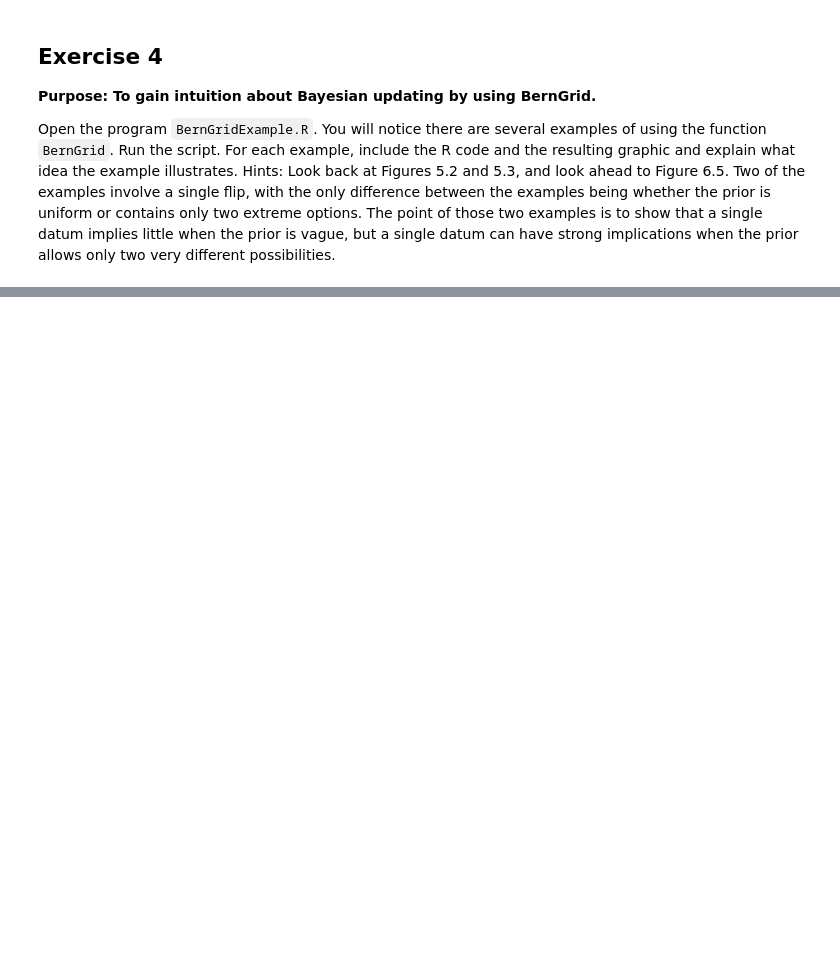
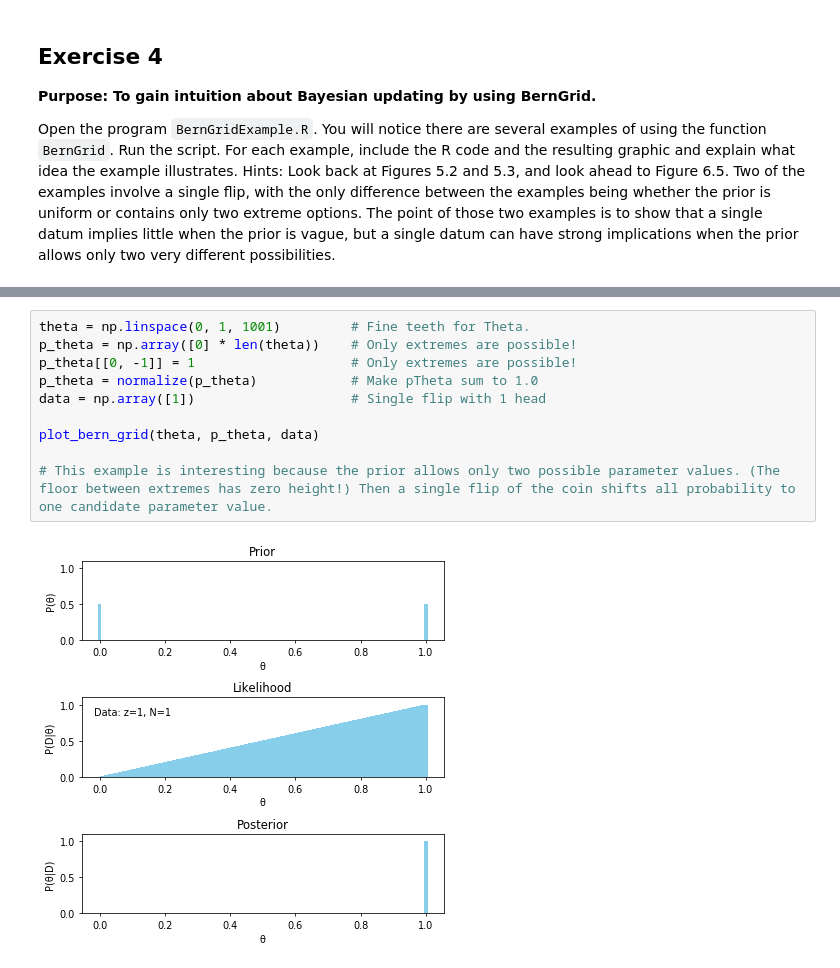
Before and after one commit to Giuco/bayesian-data-analyis-kruschke, a Jupyter notebook: Chapter 5 - Exercises.ipynb, the cells around one changed output, grey strips where cells are left out. Drawn from its saved outputs; the diff is of its cells as text; blank space fills up the shorter version.

```diff
--- a/Chapter 5 - Exercises.ipynb
+++ b/Chapter 5 - Exercises.ipynb
@@ -148,0 +181,12 @@ plot_bern_grid(theta, p_theta, data)
+# %%
+theta = np.linspace(0, 1, 1001)         # Fine teeth for Theta.
+p_theta = np.array([0] * len(theta))    # Only extremes are possible!
+p_theta[[0, -1]] = 1                    # Only extremes are possible!
+p_theta = normalize(p_theta)            # Make pTheta sum to 1.0
+data = np.array([1])                    # Single flip with 1 head
+
+plot_bern_grid(theta, p_theta, data)
+
+# This example is interesting because the prior allows only two possible parameter values. (The floor between extremes has zero height!) Then a single flip of the coin shifts all probability to one candidate parameter value.
+# %% [output]
+[figure, added]
```
Also changed, not shown: parts of 26 cells of this notebook, 1 other file.
